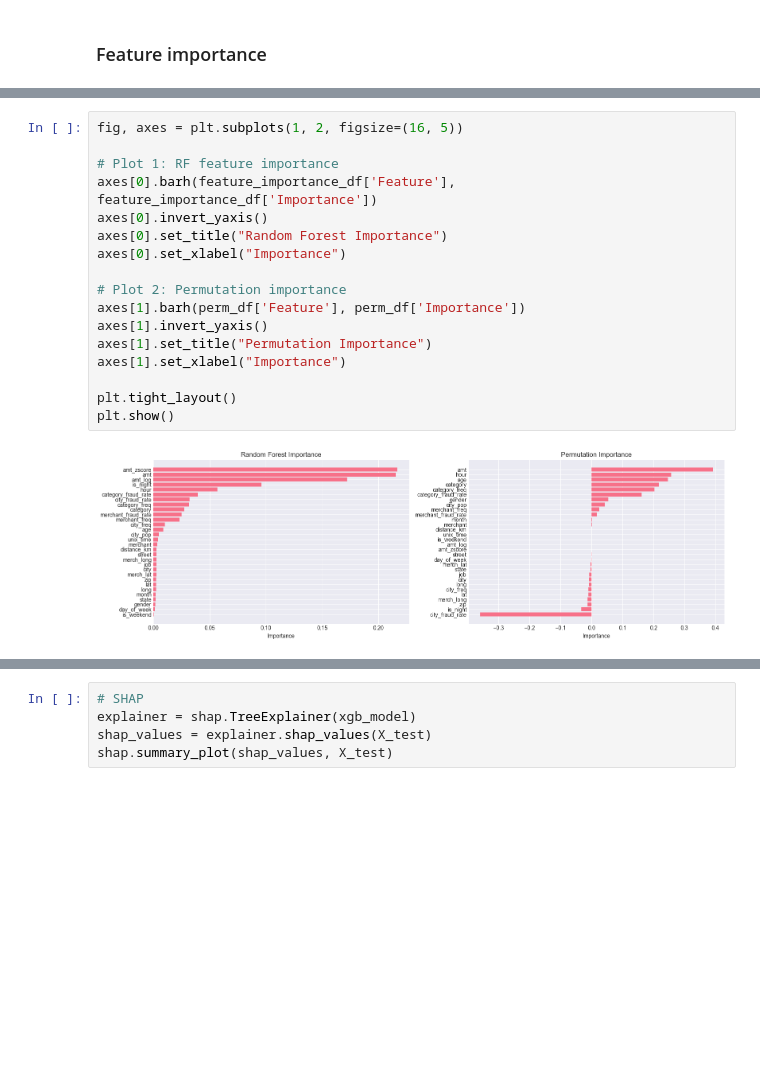
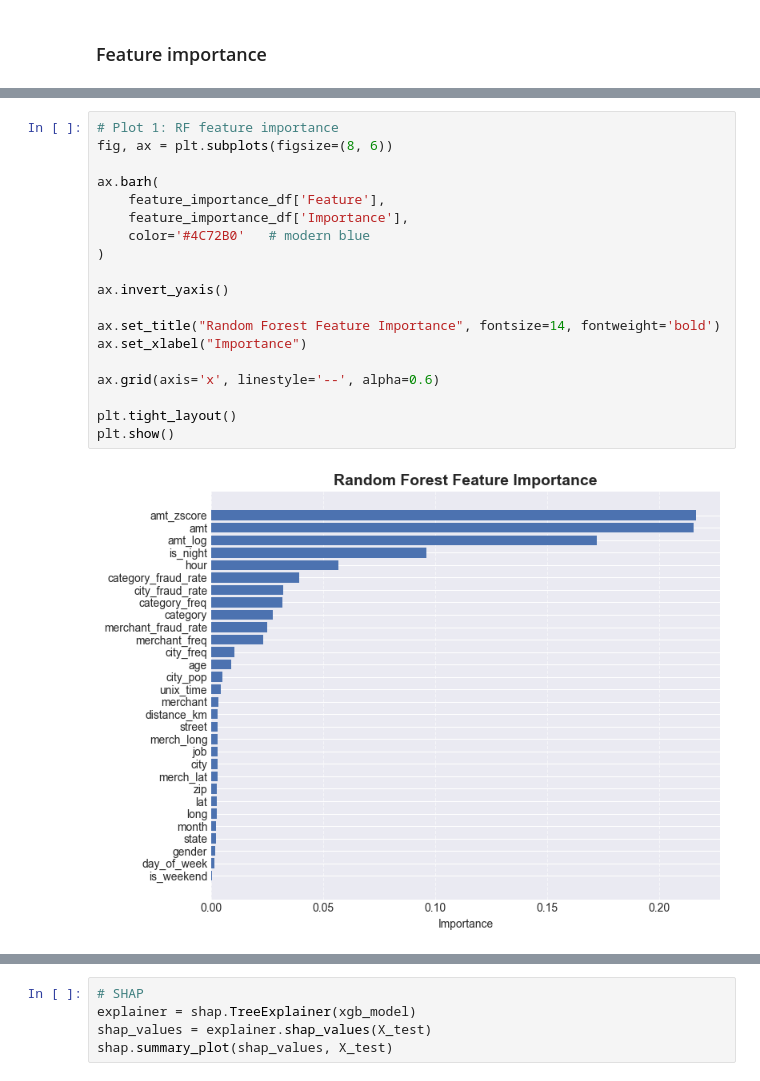
Before and after one commit to Dai-Nguyen1506/AI66A_group_1, a Jupyter notebook: notebooks/03_model_training.ipynb, the cells around one changed output, grey strips where cells are left out. Saved outputs shown, nothing was run; the diff lists cells and outputs as text; blank space fills up the shorter version.

Commit message:
New plot

```diff
--- a/notebooks/03_model_training.ipynb
+++ b/notebooks/03_model_training.ipynb
@@ -303,21 +303,23 @@ print(perm_df)
 19             is_night   -0.032555        0.002344
 29      city_fraud_rate   -0.359388        0.004135
 # %%
-fig, axes = plt.subplots(1, 2, figsize=(16, 5))
+# Plot 1: RF feature importance
+fig, ax = plt.subplots(figsize=(8, 6))
 
-# Plot 1: RF feature importance
-axes[0].barh(feature_importance_df['Feature'], feature_importance_df['Importance'])
-axes[0].invert_yaxis()
-axes[0].set_title("Random Forest Importance")
-axes[0].set_xlabel("Importance")
+ax.barh(
+    feature_importance_df['Feature'],
+    feature_importance_df['Importance'],
+    color='#4C72B0'   # modern blue
+)
 
-# Plot 2: Permutation importance
-axes[1].barh(perm_df['Feature'], perm_df['Importance'])
-axes[1].invert_yaxis()
-axes[1].set_title("Permutation Importance")
-axes[1].set_xlabel("Importance")
+ax.invert_yaxis()
+
+ax.set_title("Random Forest Feature Importance", fontsize=14, fontweight='bold')
+ax.set_xlabel("Importance")
+
+ax.grid(axis='x', linestyle='--', alpha=0.6)
 
 plt.tight_layout()
 plt.show()
 # %% [output]
-[figure, old version]
+[figure, new version]
```
Also changed, not shown: parts of 1 cell of this notebook.
